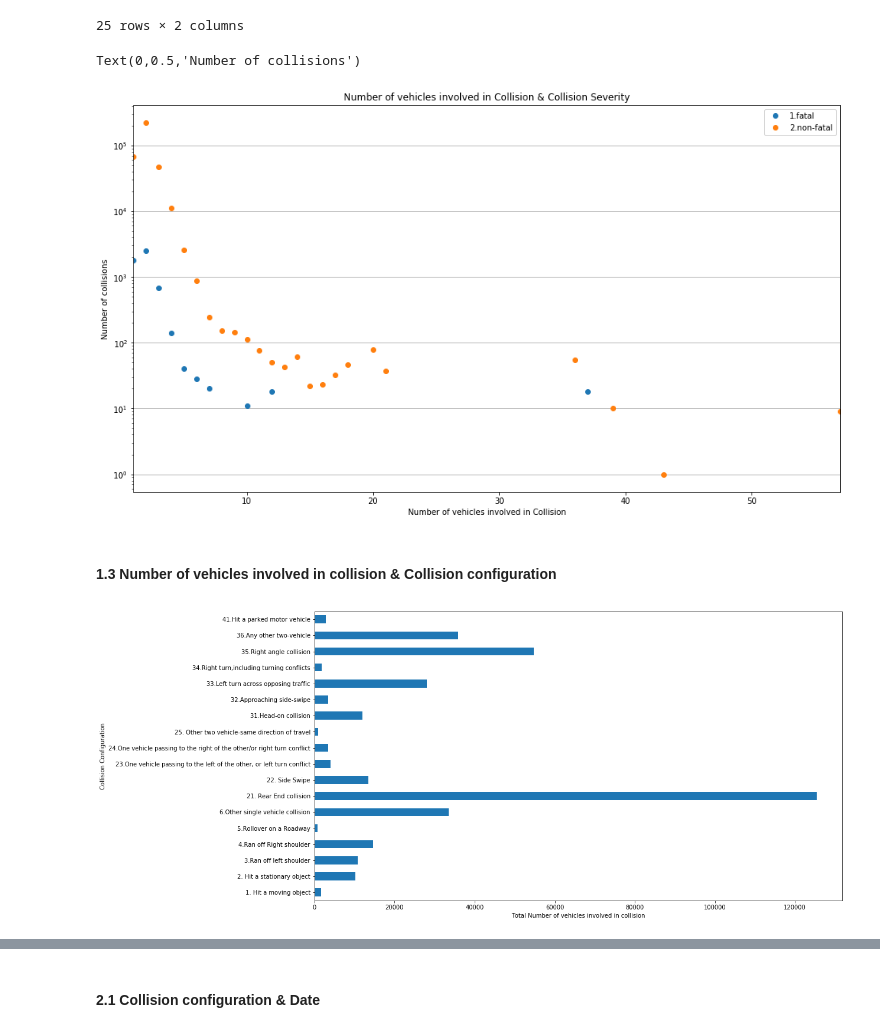
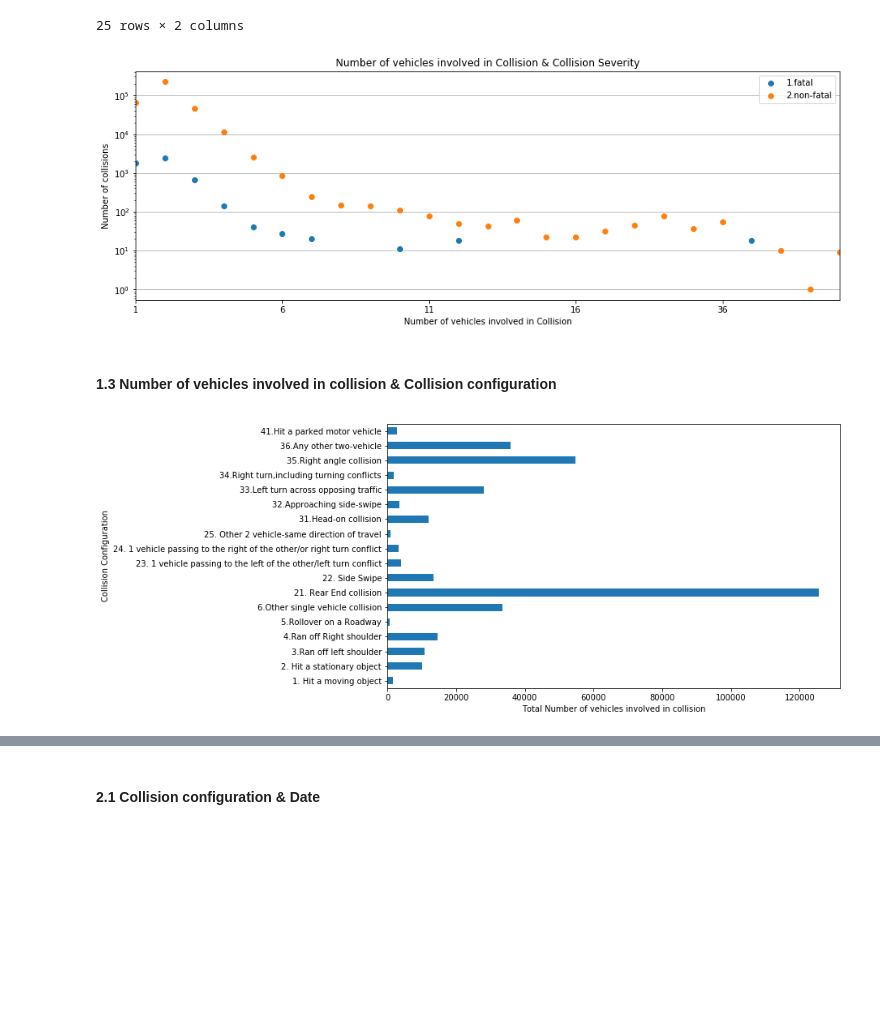
Before and after one commit to rynho/3250-G3, a Jupyter notebook: jupyterNB/Chae.ipynb, the cells around one changed output, grey strips where cells are left out. Cells and saved outputs as stored; diff of their text form; code cells hidden in the pictures; blank space fills up the shorter version.

```diff
--- a/jupyterNB/Chae.ipynb
+++ b/jupyterNB/Chae.ipynb
@@ -201,6 +213,7 @@ c_sev == 2 (non-fatal)
 
 df5=df.loc[:,['c_vehs','c_sev']]
 vehs_sev= df5.groupby(['c_vehs','c_sev']).size().unstack()
+vehs_sev.index=vehs_sev.index.astype(str)
 vehs_sev
 # %% [output]
 | c_sev | 1 | 2 |
@@ -219,29 +232,28 @@ vehs_sev
 25 rows × 2 columns
 # %%
 #Plot the new dataframe in logarithm, since the gap between numbers are huge.
-vehs_sev.iloc[:].plot(logy=True,style = 'o', figsize=(16,9), title = 'Number of vehicles involved in Collision & Collision Severity')
+vehs_sev.plot(logy=True,style = 'o', figsize=(15,5), title = 'Number of vehicles involved in Collision & Collision Severity')
 plt.grid(axis='y')
 plt.legend(['1.fatal','2.non-fatal'])
 plt.xlabel('Number of vehicles involved in Collision')
-plt.ylabel('Number of collisions')
+plt.ylabel('Number of collisions');
 # %% [output]
-Text(0,0.5,'Number of collisions')
-[figure, old version]
+[figure, new version]
 # %% [markdown]
 #### 1.3 Number of vehicles involved in collision & Collision configuration
 # %%
 #Number of vehicles involved in collision & Collision configuration
 conf=['1. Hit a moving object','2. Hit a stationary object', '3.Ran off left shoulder','4.Ran off Right shoulder','5.Rollover on a Roadway',
-      '6.Other single vehicle collision', '21. Rear End collision', '22. Side Swipe','23.One vehicle passing to the left of the other, or left turn conflict',
-      '24.One vehicle passing to the right of the other/or right turn conflict','25. Other two vehicle-same direction of travel',
+      '6.Other single vehicle collision', '21. Rear End collision', '22. Side Swipe','23. 1 vehicle passing to the left of the other/left turn conflict',
+      '24. 1 vehicle passing to the right of the other/or right turn conflict','25. Other 2 vehicle-same direction of travel',
       '31.Head-on collision','32.Approaching side-swipe','33.Left turn across opposing traffic','34.Right turn,including turning conflicts',
       '35.Right angle collision','36.Any other two-vehicle','41.Hit a parked motor vehicle']
 vehs_conf=df.groupby('c_conf')['c_vehs'].count().sort_index(ascending=True)
 vehs_conf
-vehs_conf.plot(figsize=(16,9), kind='barh', rot=0)
+vehs_conf.plot(figsize=(10,6), kind='barh', rot=0)
 plt.xlabel('Total Number of vehicles involved in collision')
 plt.ylabel('Collision Configuration')
 plt.yticks(np.arange(0,18),conf);
 # %% [output]
-[figure, old version]
+[figure, new version]
 # %%
```
Also changed, not shown: parts of 27 cells of this notebook.
